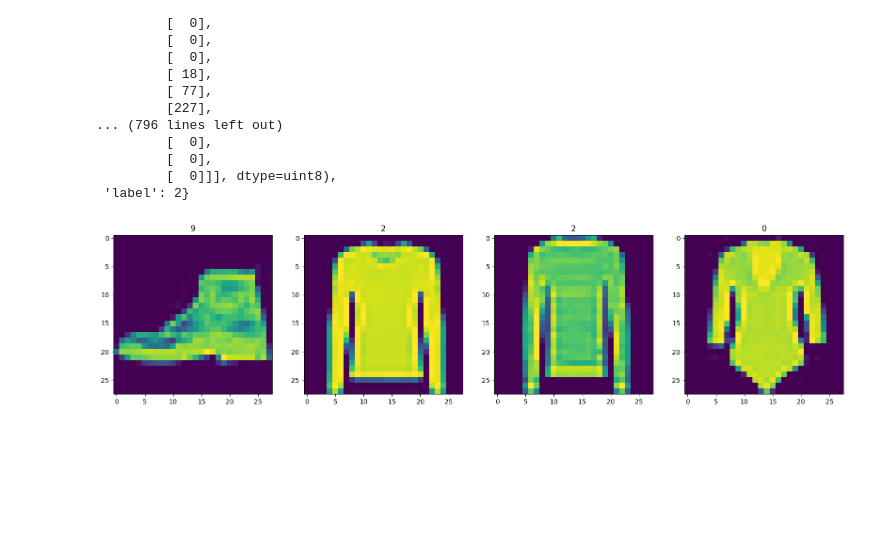
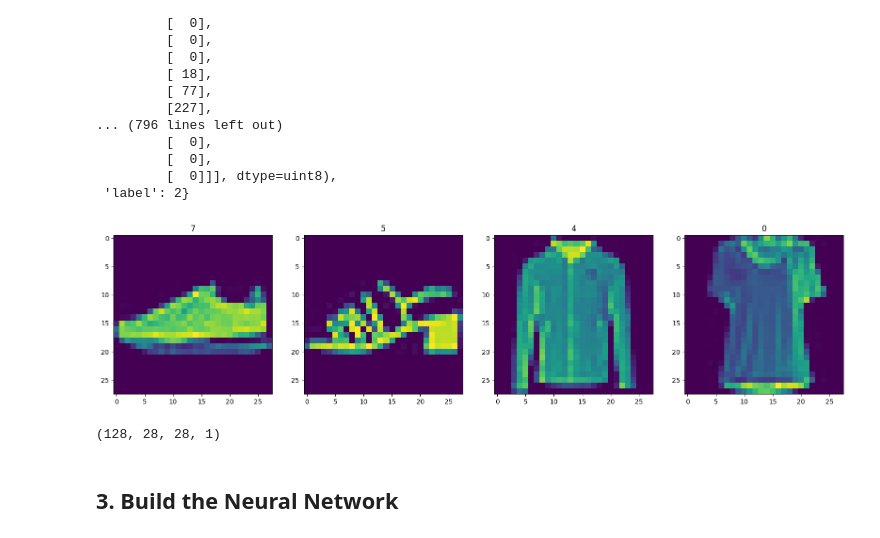
Before and after one commit to Nargesmohammadi/Fashion-Gan, a Jupyter notebook: FashionGAN.ipynb, the cells around one changed output. Cells and saved outputs as stored; diff of their text form; code cells hidden in the pictures; blank space fills up the shorter version.

```diff
--- a/FashionGAN.ipynb
+++ b/FashionGAN.ipynb
@@ -68,8 +68,11 @@ dataiterator.next()
 # %%
 fig , ax = plt.subplots(ncols=4, figsize=(20,20))
 for idx in range(4):
-  batch = dataiterator.next()
-  ax[idx].imshow(np.squeeze(batch['image']))
-  ax[idx].title.set_text(batch['label'])
+  #grab an image and label
+  sample = dataiterator.next()
+  # plot the image using a specific subplot
+  ax[idx].imshow(np.squeeze(sample['image']))
+  # appending the image label as the plot title
+  ax[idx].title.set_text(sample['label'])
 # %% [output]
-[figure, old version]
+[figure, new version]
@@ -75,0 +96,6 @@ for idx in range(4):
+# %%
+ds.as_numpy_iterator().next().shape
+# %% [output]
+(128, 28, 28, 1)
+# %% [markdown]
+## 3. Build the Neural Network
```
Also changed, not shown: parts of 2 cells of this notebook.
